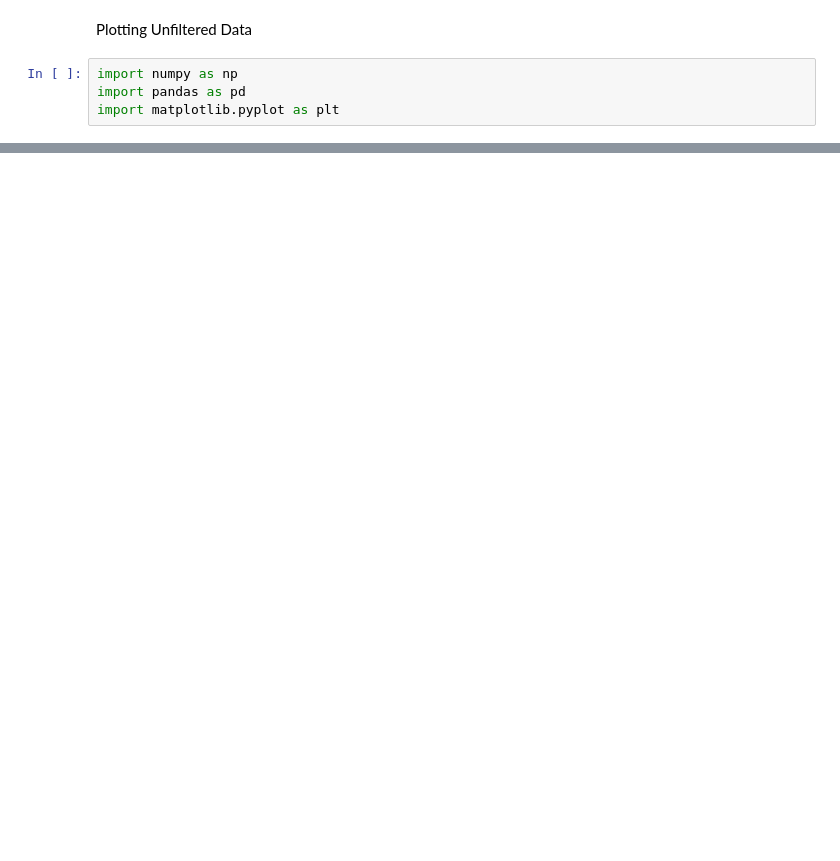
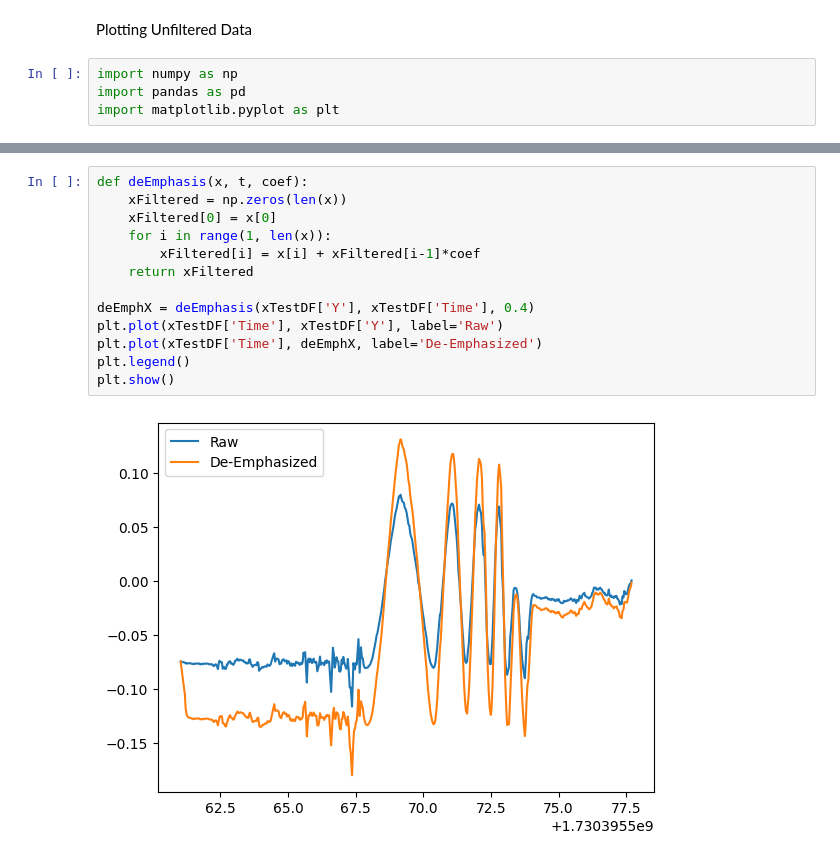
Before and after one commit to Shaquible/ENPH454-TouchProjector, a Jupyter notebook: filterTest.ipynb, the cells around one changed output, grey strips where cells are left out. Drawn from its saved outputs; the diff is of its cells as text; blank space fills up the shorter version.

```diff
--- a/filterTest.ipynb
+++ b/filterTest.ipynb
@@ -124,0 +112,15 @@ plt.show()
+# %%
+def deEmphasis(x, t, coef):
+    xFiltered = np.zeros(len(x))
+    xFiltered[0] = x[0]
+    for i in range(1, len(x)):
+        xFiltered[i] = x[i] + xFiltered[i-1]*coef
+    return xFiltered
+
+deEmphX = deEmphasis(xTestDF['Y'], xTestDF['Time'], 0.4)
+plt.plot(xTestDF['Time'], xTestDF['Y'], label='Raw')
+plt.plot(xTestDF['Time'], deEmphX, label='De-Emphasized')
+plt.legend()
+plt.show()
+# %% [output]
+[figure, added]
```
Also changed, not shown: parts of 2 cells of this notebook, 4 other files.
